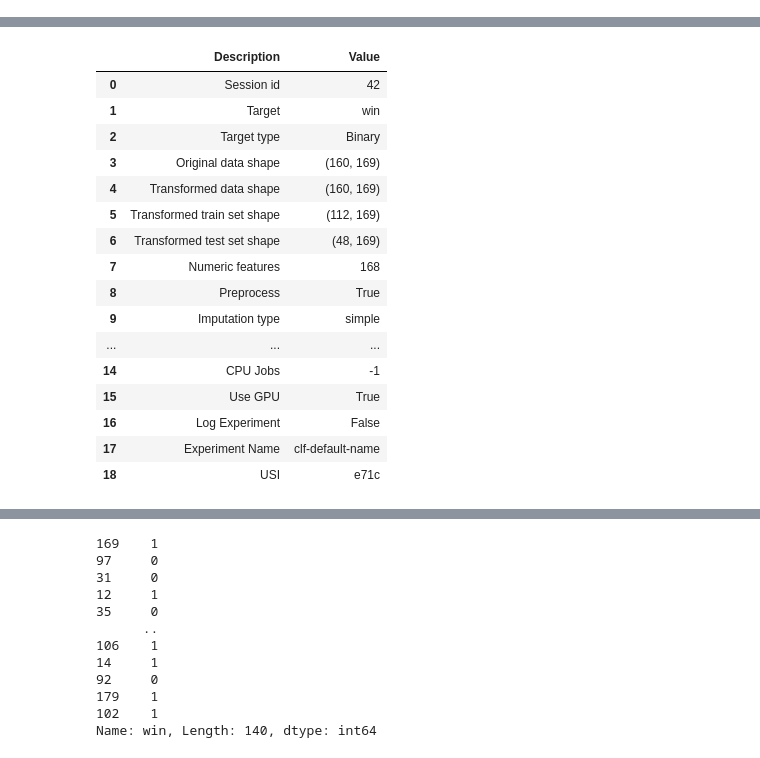
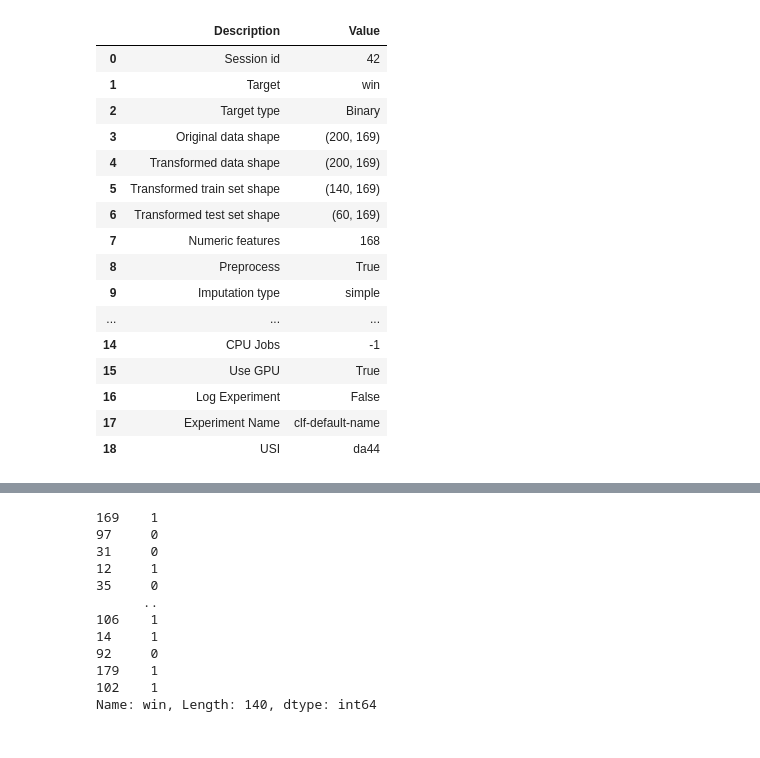
Before and after one commit to mondayy1/Jambaram-Data, a Jupyter notebook: winmodeltest.ipynb, the cells around one changed output, grey strips where cells are left out. Drawn from its saved outputs; the diff is of its cells as text; code cells hidden in the pictures.

```diff
--- a/winmodeltest.ipynb
+++ b/winmodeltest.ipynb
@@ -7,5 +7,5 @@ import json
 import os
 
 df = pd.read_csv('/mnt/disk1/hojoong/matches/bone.csv', index_col=False)
-root = '/mnt/disk1/hojoong/matches/test'
+root = '/mnt/disk1/hojoong/matches/complete'
 files = os.listdir(root)
@@ -23,27 +14,0 @@ def get_champid_from_participants(participants):
-# %%
-for file in files:
-
-    with open(f'{root}/{file}', 'r') as f:
-        data = json.load(f)
-    f.close()
-
-    participants_blue = data['info']['participants'][:5]
-    participants_red = data['info']['participants'][5:]
-
-    championids_blue = get_champid_from_participants(participants_blue)
-    championids_red = get_champid_from_participants(participants_red)
-
-    if data['info']['teams'][0]['win'] == True: #Blue Win
-        #championids_blue.append(1)
-        #championids_red.append(0)
-        championids_blue['win']=1
-        championids_red['win']=0
-    else: #Red Win
-        #championids_blue.append(0)
-        #championids_red.append(1)
-        championids_blue['win']=0
-        championids_red['win']=1
-
-    df.loc[len(df)] = championids_blue
-    df.loc[len(df)] = championids_red
-df
@@ -63,0 +15,6 @@ df
+# %%
+for file in files:
+    new_df = pd.read_csv(f'{root}/{file}', index_col=0)
+    print(new_df)
+    df = pd.concat([df, new_df])
+    break
@@ -65,7 +41,7 @@ df
 df_train = df.iloc[:160]
 df_test = df.iloc[160:]
 
-exp_clf = setup(data = df_train, target = 'win', session_id=42, use_gpu=True)
+exp_clf = setup(data = df, target = 'win', session_id=42, use_gpu=True)
 # %% [output]
 [LightGBM] [Warning] There are no meaningful features which satisfy the provided configuration. Decreasing Dataset parameters min_data_in_bin or min_data_in_leaf and re-constructing Dataset might reso ...
 [LightGBM] [Info] Number of positive: 1, number of negative: 1
@@ -76,0 +63,17 @@ exp_clf = setup(data = df_train, target = 'win', session_id=42, use_gpu=True)
+|  | Description | Value |
+| 0 | Session id | 42 |
+| 1 | Target | win |
+| 2 | Target type | Binary |
+| 3 | Original data shape | (200, 169) |
+| 4 | Transformed data shape | (200, 169) |
+| 5 | Transformed train set shape | (140, 169) |
+| 6 | Transformed test set shape | (60, 169) |
+| 7 | Numeric features | 168 |
+| 8 | Preprocess | True |
+| 9 | Imputation type | simple |
+| ... | ... | ... |
+| 14 | CPU Jobs | -1 |
+| 15 | Use GPU | True |
+| 16 | Log Experiment | False |
+| 17 | Experiment Name | clf-default-name |
+| 18 | USI | da44 |
@@ -111,17 +96,0 @@ exp_clf = setup(data = df_train, target = 'win', session_id=42, use_gpu=True)
-|  | Description | Value |
-| 0 | Session id | 42 |
-| 1 | Target | win |
-| 2 | Target type | Binary |
-| 3 | Original data shape | (160, 169) |
-| 4 | Transformed data shape | (160, 169) |
-| 5 | Transformed train set shape | (112, 169) |
-| 6 | Transformed test set shape | (48, 169) |
-| 7 | Numeric features | 168 |
-| 8 | Preprocess | True |
-| 9 | Imputation type | simple |
-| ... | ... | ... |
-| 14 | CPU Jobs | -1 |
-| 15 | Use GPU | True |
-| 16 | Log Experiment | False |
-| 17 | Experiment Name | clf-default-name |
-| 18 | USI | e71c |
```
Also changed, not shown: parts of 7 cells of this notebook, 4 other files.
